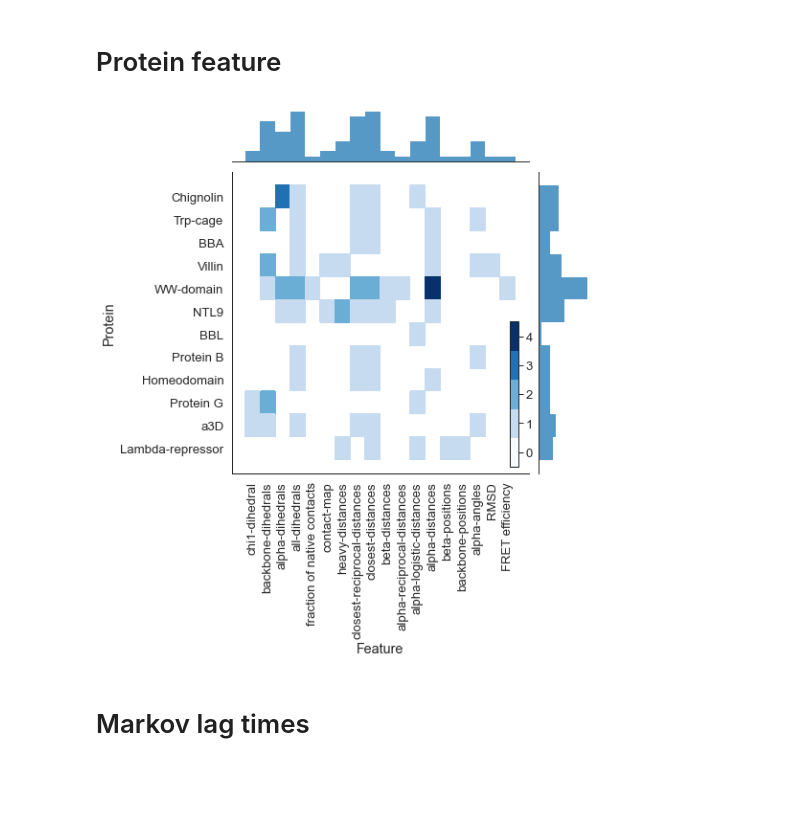
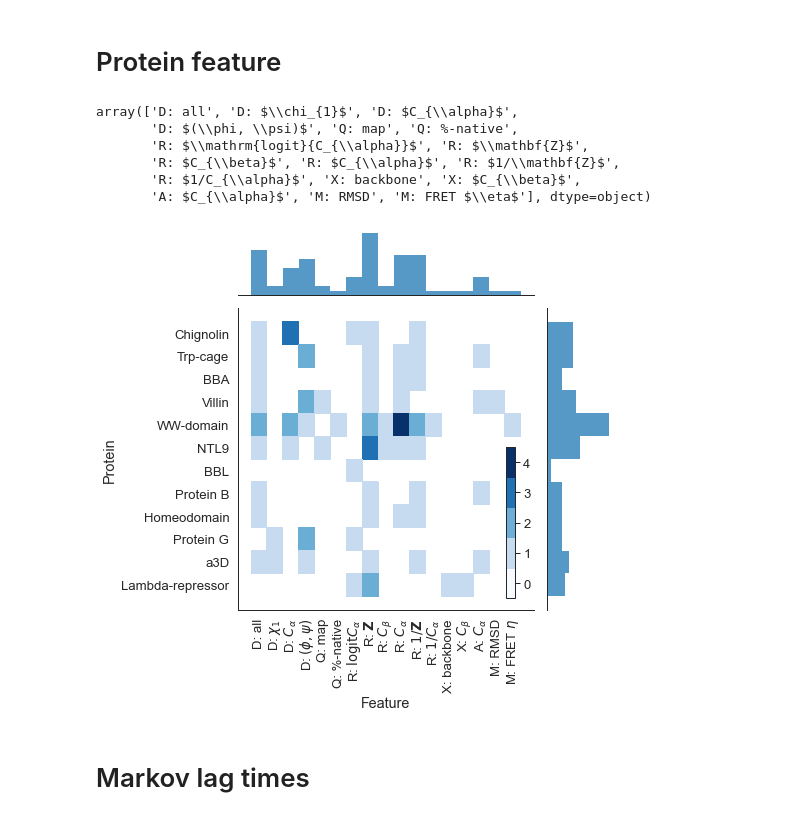
Before and after one commit to RobertArbon/msm_hyperparameter_optimisation, a Jupyter notebook: figures/fig_background_hps.ipynb, the cells around one changed output. Cells and saved outputs as stored; diff of their text form; code cells hidden in the pictures; blank space fills up the shorter version.

Commit message:
created figures and hyperparameter list

```diff
--- a/figures/fig_background_hps.ipynb
+++ b/figures/fig_background_hps.ipynb
@@ -43,45 +71,55 @@ feats.head()
 # Protein feature
 # %%
 # order features by type and then alphabetical
-feats['is_dihedral'] = feats.Feature.str.contains('dihed')
-feats['is_distance'] = feats.Feature.str.contains('distance')
-feats['is_contact'] = feats.Feature.str.contains('contact')
-feats['is_angle'] = feats.Feature.str.contains('angle')
-feats['misc'] = (~feats['is_dihedral']) | (~feats['is_distance']) | (~feats['is_contact']) | (~feats['is_angle'])
-feats.sort_values(by=['is_dihedral', 'is_contact', 'is_distance', 'misc', 'Feature'], inplace=True, ascending=False)
+feats['is_dihedral'] = feats.Feature.str.startswith('D')
+feats['is_distance'] = feats.Feature.str.startswith('R')
+feats['is_contact'] = feats.Feature.str.startswith('Q')
+feats['is_angle'] = feats.Feature.str.startswith('A')
+feats['is_position'] = feats.Feature.str.startswith('X')
+feats['misc'] = (~feats['is_dihedral']) | (~feats['is_distance']) | (~feats['is_contact']) | (~feats['is_angle']) | (~feats['is_position'])
+feats.sort_values(by=['is_dihedral', 'is_contact', 'is_distance', 'is_position', 'is_angle', 'misc', 'Feature'], inplace=True, ascending=False)
 feat_order = feats.copy(deep=True).Feature.unique()
 
 
 feats['Feature'] = pd.Categorical(feats['Feature'], ordered=True, categories=feat_order)
+# %%
+feat_order
+# %% [output]
+array(['D: all', 'D: $\\chi_{1}$', 'D: $C_{\\alpha}$',
+       'D: $(\\phi, \\psi)$', 'Q: map', 'Q: %-native',
+       'R: $\\mathrm{logit}{C_{\\alpha}}$', 'R: $\\mathbf{Z}$',
+       'R: $C_{\\beta}$', 'R: $C_{\\alpha}$', 'R: $1/\\mathbf{Z}$',
+       'R: $1/C_{\\alpha}$', 'X: backbone', 'X: $C_{\\beta}$',
+       'A: $C_{\\alpha}$', 'M: RMSD', 'M: FRET $\\eta$'], dtype=object)
 # %%
 sns.set_style('white')
 # %%
 
 with sns.plotting_context('paper', font_scale=1.5):
     y, x = feats['Protein'], feats['Feature']
-    g = sns.JointGrid()
+    g = sns.JointGrid(height=6, ratio=4)
 
     # plot the data
     sns.histplot(x=x,ax=g.ax_marg_x, fill=True, lw=0)
     sns.histplot(y=y,ax=g.ax_marg_y, fill=True, lw=0)
     sns.histplot(x=x, y=y, ax=g.ax_joint, cmap='Blues')
     # custom colorbar
     cmap = mpl.cm.Blues
     bounds = [0, 1, 2, 3, 4, 5]
     norm = mpl.colors.BoundaryNorm(bounds, cmap.N, extend='neither')
-    cbar_ax = g.fig.add_axes([0.77,0.1,  0.02, 0.35])
+    cbar_ax = g.fig.add_axes([0.72,0.11,  0.02, 0.35])
     cb2 = mpl.colorbar.ColorbarBase(cbar_ax,
                                     cmap=cmap,
                                     norm=norm,
                                     orientation='vertical',
                                    ticks=mpl.ticker.FixedLocator([0.5, 1.5, 2.5, 3.5, 4.5]),
                                    format=mpl.ticker.FixedFormatter([0, 1, 2, 3, 4]))
 
 
     g.fig.axes[0].tick_params(axis='x', labelrotation=90)
-    plt.savefig('../figures/background_features.pdf')
+    plt.savefig('../figures/background_features.pdf', bbox_inches='tight')
 # %% [output]
-[figure, old version]
+[figure, new version]
 # %% [markdown]
 # Markov lag times
 # %%
```
Also changed, not shown: parts of 12 cells of this notebook, 2 other files.
